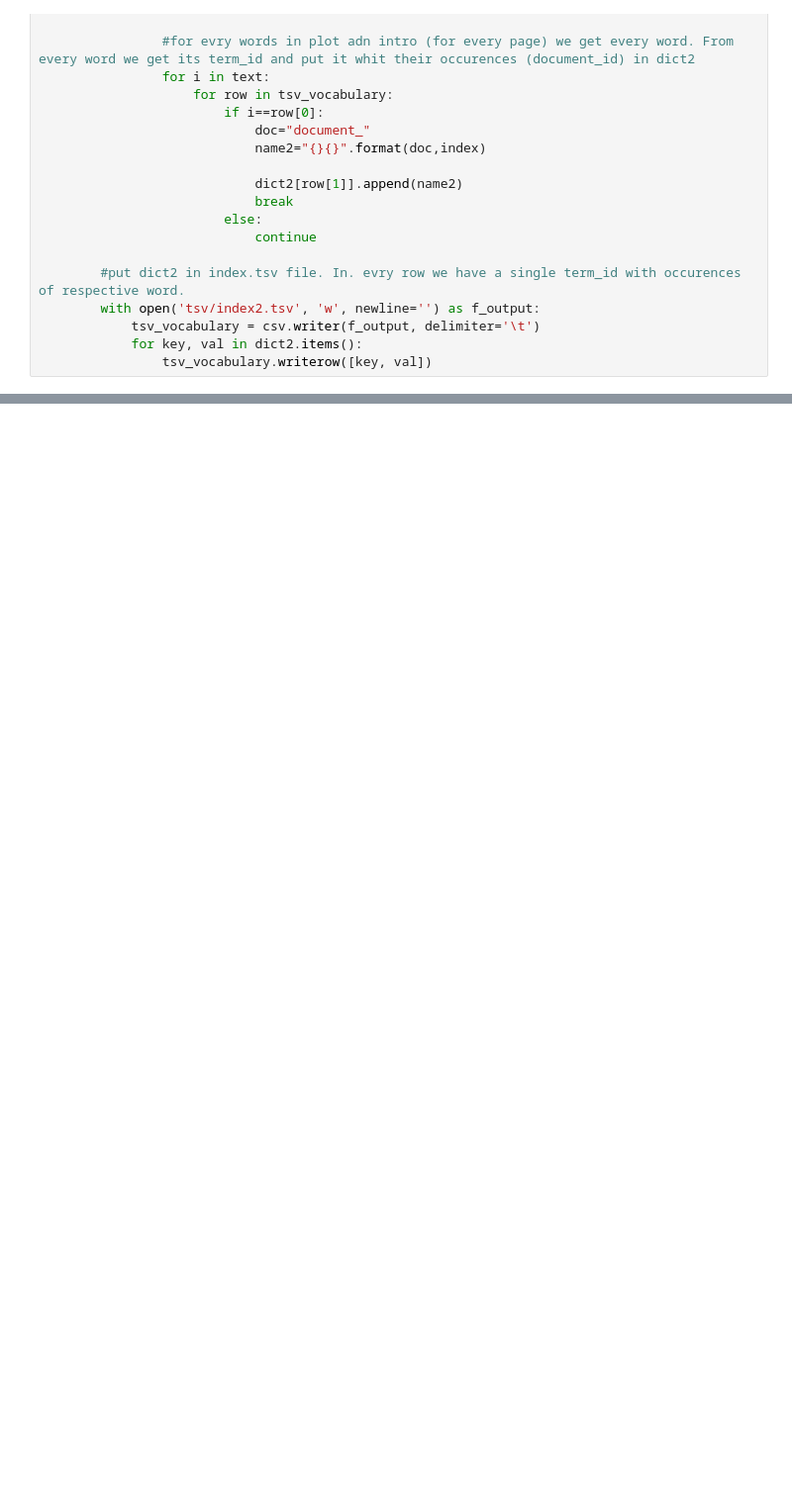
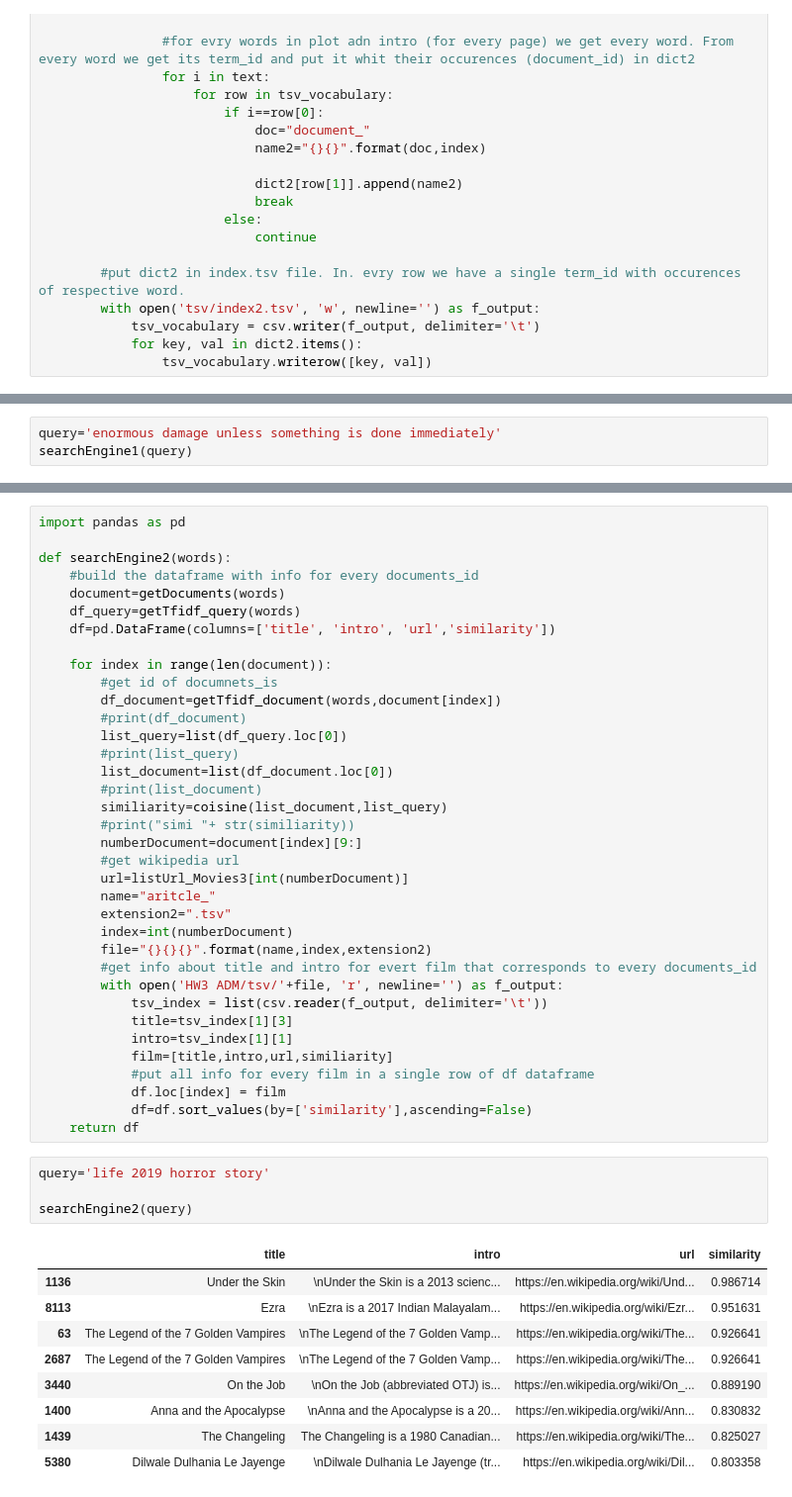
Before and after one commit to AlessandroTaglieri/ADM-HW3, a Jupyter notebook: All.ipynb, the cells around one changed output, grey strips where cells are left out. Shown at 99% size. Saved outputs shown, nothing was run; the diff lists cells and outputs as text; blank space fills up the shorter version.

Commit message:
added search engine 2 in main.py and organized files in repository

```diff
--- a/All.ipynb
+++ b/All.ipynb
@@ -389,0 +389,3 @@ df
+# %%
+query='enormous damage unless something is done immediately'
+searchEngine1(query)
@@ -389,0 +595,50 @@ df
+# %%
+import pandas as pd
+
+def searchEngine2(words):
+    #build the dataframe with info for every documents_id
+    document=getDocuments(words)
+    df_query=getTfidf_query(words)
+    df=pd.DataFrame(columns=['title', 'intro', 'url','similarity'])
+
+    for index in range(len(document)):
+        #get id of documnets_is
+        df_document=getTfidf_document(words,document[index])
+        #print(df_document)
+        list_query=list(df_query.loc[0])
+        #print(list_query)
+        list_document=list(df_document.loc[0])
+        #print(list_document)
+        similiarity=coisine(list_document,list_query)
+        #print("simi "+ str(similiarity))
+        numberDocument=document[index][9:]
+        #get wikipedia url
+        url=listUrl_Movies3[int(numberDocument)]
+        name="aritcle_"
+        extension2=".tsv"
+        index=int(numberDocument)
+        file="{}{}{}".format(name,index,extension2)
+        #get info about title and intro for evert film that corresponds to every documents_id
+        with open('HW3 ADM/tsv/'+file, 'r', newline='') as f_output:
+            tsv_index = list(csv.reader(f_output, delimiter='\t'))
+            title=tsv_index[1][3]
+            intro=tsv_index[1][1]
+            film=[title,intro,url,similiarity]
+            #put all info for every film in a single row of df dataframe
+            df.loc[index] = film
+            df=df.sort_values(by=['similarity'],ascending=False)
+    return df
+# %%
+query='life 2019 horror story'
+
+searchEngine2(query)
+# %% [output]
+|  | title | intro | url | similarity |
+| 1136 | Under the Skin | \nUnder the Skin is a 2013 scienc... | https://en.wikipedia.org/wiki/Und... | 0.986714 |
+| 8113 | Ezra | \nEzra is a 2017 Indian Malayalam... | https://en.wikipedia.org/wiki/Ezr... | 0.951631 |
+| 63 | The Legend of the 7 Golden Vampires | \nThe Legend of the 7 Golden Vamp... | https://en.wikipedia.org/wiki/The... | 0.926641 |
+| 2687 | The Legend of the 7 Golden Vampires | \nThe Legend of the 7 Golden Vamp... | https://en.wikipedia.org/wiki/The... | 0.926641 |
+| 3440 | On the Job | \nOn the Job (abbreviated OTJ) is... | https://en.wikipedia.org/wiki/On_... | 0.889190 |
+| 1400 | Anna and the Apocalypse | \nAnna and the Apocalypse is a 20... | https://en.wikipedia.org/wiki/Ann... | 0.830832 |
+| 1439 | The Changeling | The Changeling is a 1980 Canadian... | https://en.wikipedia.org/wiki/The... | 0.825027 |
+| 5380 | Dilwale Dulhania Le Jayenge | \nDilwale Dulhania Le Jayenge (tr... | https://en.wikipedia.org/wiki/Dil... | 0.803358 |
```
Also changed, not shown: parts of 12 cells of this notebook, 6 other files.
